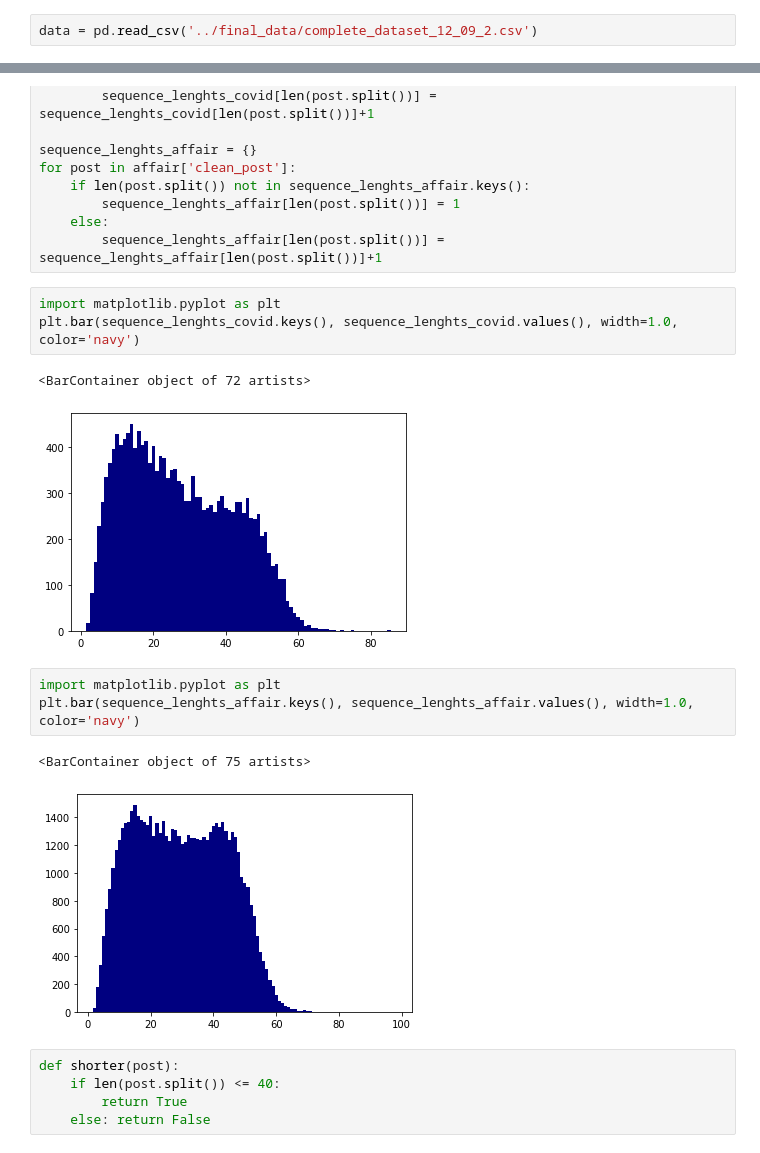
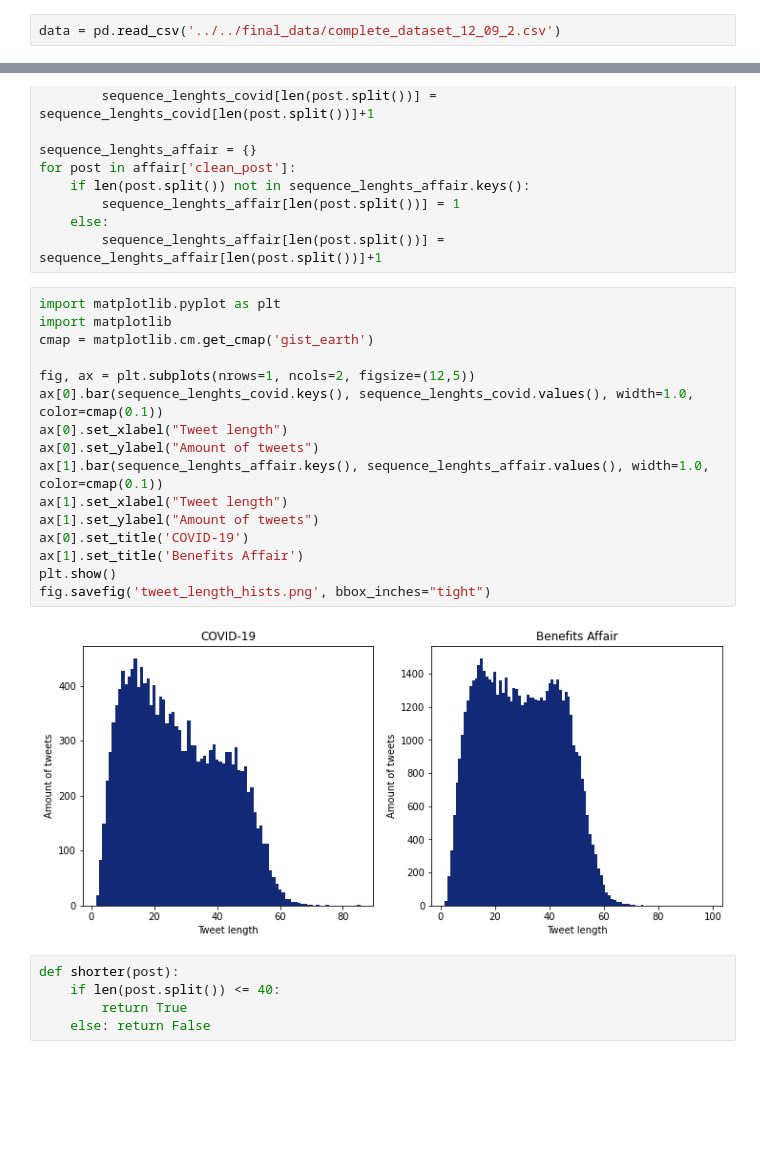
Before and after one commit to NiekBrw/dutch_text_generation, a Jupyter notebook: general/main_pipeline.ipynb, the cells around one changed output, grey strips where cells are left out. Cells and saved outputs as stored; diff of their text form; blank space fills up the shorter version.

```diff
--- a/general/main_pipeline.ipynb
+++ b/general/main_pipeline.ipynb
@@ -11,7 +11,7 @@ from collections import Counter
 # %% [markdown]
 ### Import data
 # %%
-data = pd.read_csv('../final_data/complete_dataset_12_09_2.csv')
+data = pd.read_csv('../../final_data/complete_dataset_12_09_2.csv')
 # %% [markdown]
 ### General preprocessing
 # %%
@@ -86,18 +86,24 @@ for post in affair['clean_post']:
         sequence_lenghts_affair[len(post.split())] = 1
     else:
         sequence_lenghts_affair[len(post.split())] = sequence_lenghts_affair[len(post.split())]+1
-# %%
-import matplotlib.pyplot as plt
-plt.bar(sequence_lenghts_covid.keys(), sequence_lenghts_covid.values(), width=1.0, color='navy')
-# %% [output]
-<BarContainer object of 72 artists>
-[figure, removed]
 # %%
 import matplotlib.pyplot as plt
-plt.bar(sequence_lenghts_affair.keys(), sequence_lenghts_affair.values(), width=1.0, color='navy')
+import matplotlib
+cmap = matplotlib.cm.get_cmap('gist_earth')
+
+fig, ax = plt.subplots(nrows=1, ncols=2, figsize=(12,5))
+ax[0].bar(sequence_lenghts_covid.keys(), sequence_lenghts_covid.values(), width=1.0, color=cmap(0.1))
+ax[0].set_xlabel("Tweet length")
+ax[0].set_ylabel("Amount of tweets")
+ax[1].bar(sequence_lenghts_affair.keys(), sequence_lenghts_affair.values(), width=1.0, color=cmap(0.1))
+ax[1].set_xlabel("Tweet length")
+ax[1].set_ylabel("Amount of tweets")
+ax[0].set_title('COVID-19')
+ax[1].set_title('Benefits Affair')
+plt.show()
+fig.savefig('tweet_length_hists.png', bbox_inches="tight")
 # %% [output]
-<BarContainer object of 75 artists>
-[figure, old version]
+[figure, new version]
 # %%
 def shorter(post):
     if len(post.split()) <= 40:
```
Also changed, not shown: parts of 11 cells of this notebook, 8 other files.
